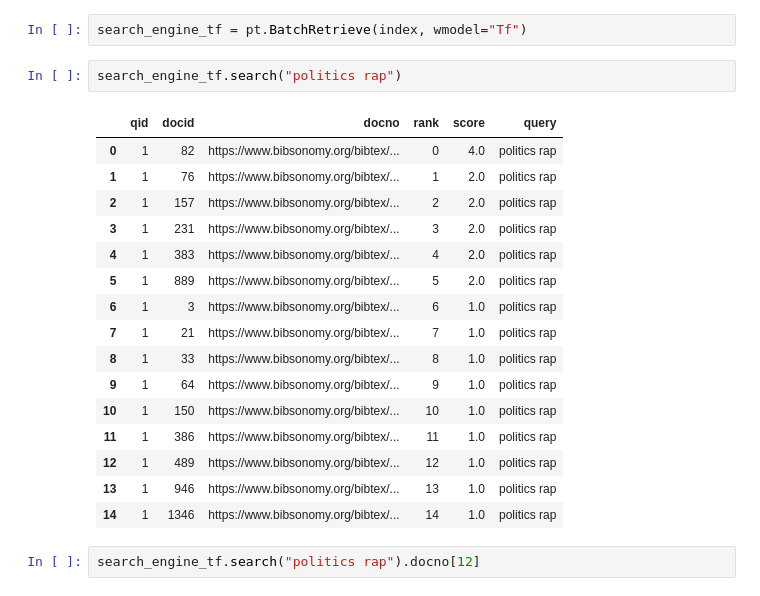
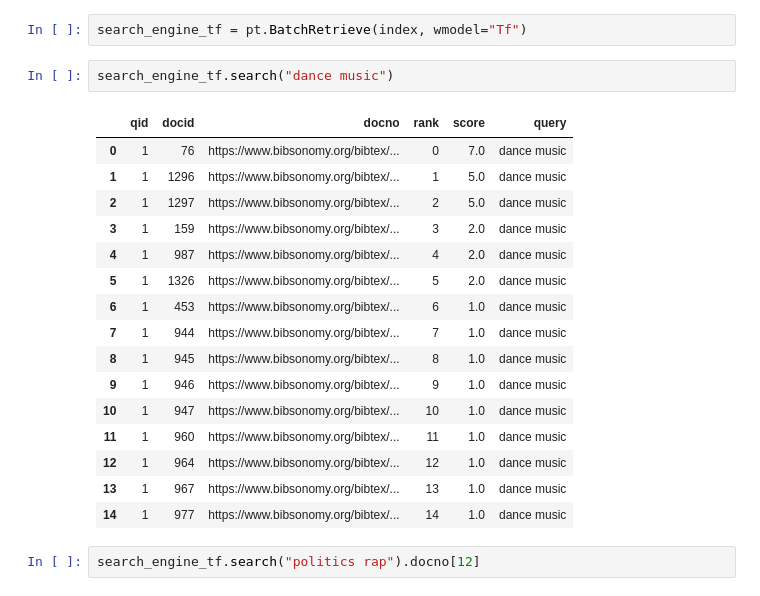
Before and after one commit to rabeawu/2024-2025-Data_Librarian_Rabea_Wuttke, a Jupyter notebook: Modul_2/hiphop.ipynb, the cells around one changed output. Saved outputs shown, nothing was run; the diff lists cells and outputs as text.

```diff
--- a/Modul_2/hiphop.ipynb
+++ b/Modul_2/hiphop.ipynb
@@ -136,24 +154,24 @@ R = 8/REL
 # %%
 search_engine_tf = pt.BatchRetrieve(index, wmodel="Tf")
 # %%
-search_engine_tf.search("politics rap")
+search_engine_tf.search("dance music")
 # %% [output]
 |  | qid | docid | docno | rank | score | query |
-| 0 | 1 | 82 | https://www.bibsonomy.org/bibtex/... | 0 | 4.0 | politics rap |
-| 1 | 1 | 76 | https://www.bibsonomy.org/bibtex/... | 1 | 2.0 | politics rap |
-| 2 | 1 | 157 | https://www.bibsonomy.org/bibtex/... | 2 | 2.0 | politics rap |
-| 3 | 1 | 231 | https://www.bibsonomy.org/bibtex/... | 3 | 2.0 | politics rap |
-| 4 | 1 | 383 | https://www.bibsonomy.org/bibtex/... | 4 | 2.0 | politics rap |
-| 5 | 1 | 889 | https://www.bibsonomy.org/bibtex/... | 5 | 2.0 | politics rap |
-| 6 | 1 | 3 | https://www.bibsonomy.org/bibtex/... | 6 | 1.0 | politics rap |
-| 7 | 1 | 21 | https://www.bibsonomy.org/bibtex/... | 7 | 1.0 | politics rap |
-| 8 | 1 | 33 | https://www.bibsonomy.org/bibtex/... | 8 | 1.0 | politics rap |
-| 9 | 1 | 64 | https://www.bibsonomy.org/bibtex/... | 9 | 1.0 | politics rap |
-| 10 | 1 | 150 | https://www.bibsonomy.org/bibtex/... | 10 | 1.0 | politics rap |
-| 11 | 1 | 386 | https://www.bibsonomy.org/bibtex/... | 11 | 1.0 | politics rap |
-| 12 | 1 | 489 | https://www.bibsonomy.org/bibtex/... | 12 | 1.0 | politics rap |
-| 13 | 1 | 946 | https://www.bibsonomy.org/bibtex/... | 13 | 1.0 | politics rap |
-| 14 | 1 | 1346 | https://www.bibsonomy.org/bibtex/... | 14 | 1.0 | politics rap |
+| 0 | 1 | 76 | https://www.bibsonomy.org/bibtex/... | 0 | 7.0 | dance music |
+| 1 | 1 | 1296 | https://www.bibsonomy.org/bibtex/... | 1 | 5.0 | dance music |
+| 2 | 1 | 1297 | https://www.bibsonomy.org/bibtex/... | 2 | 5.0 | dance music |
+| 3 | 1 | 159 | https://www.bibsonomy.org/bibtex/... | 3 | 2.0 | dance music |
+| 4 | 1 | 987 | https://www.bibsonomy.org/bibtex/... | 4 | 2.0 | dance music |
+| 5 | 1 | 1326 | https://www.bibsonomy.org/bibtex/... | 5 | 2.0 | dance music |
+| 6 | 1 | 453 | https://www.bibsonomy.org/bibtex/... | 6 | 1.0 | dance music |
+| 7 | 1 | 944 | https://www.bibsonomy.org/bibtex/... | 7 | 1.0 | dance music |
+| 8 | 1 | 945 | https://www.bibsonomy.org/bibtex/... | 8 | 1.0 | dance music |
+| 9 | 1 | 946 | https://www.bibsonomy.org/bibtex/... | 9 | 1.0 | dance music |
+| 10 | 1 | 947 | https://www.bibsonomy.org/bibtex/... | 10 | 1.0 | dance music |
+| 11 | 1 | 960 | https://www.bibsonomy.org/bibtex/... | 11 | 1.0 | dance music |
+| 12 | 1 | 964 | https://www.bibsonomy.org/bibtex/... | 12 | 1.0 | dance music |
+| 13 | 1 | 967 | https://www.bibsonomy.org/bibtex/... | 13 | 1.0 | dance music |
+| 14 | 1 | 977 | https://www.bibsonomy.org/bibtex/... | 14 | 1.0 | dance music |
 # %%
 search_engine_tf.search("politics rap").docno[12]
 # %% [output]
```
Also changed, not shown: parts of 7 cells of this notebook, 1 other file.
